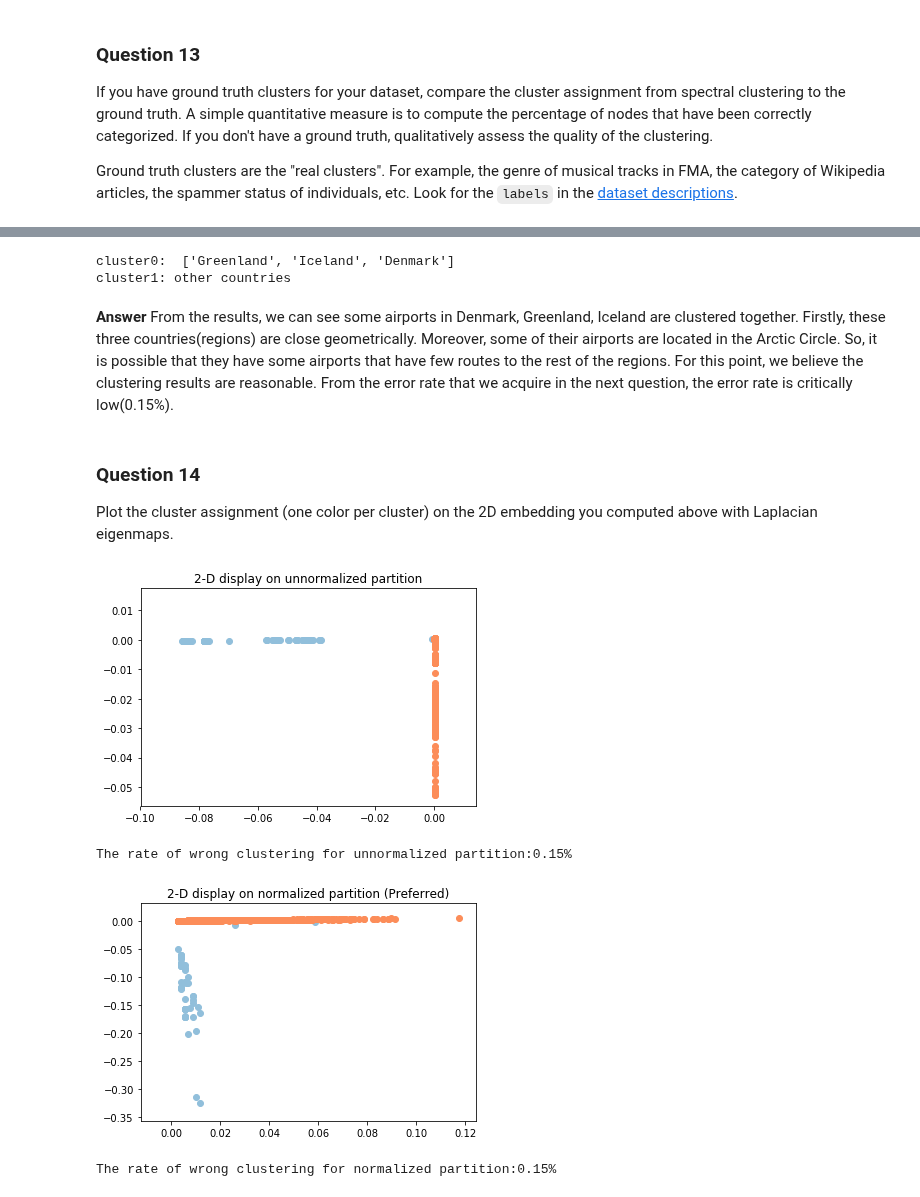
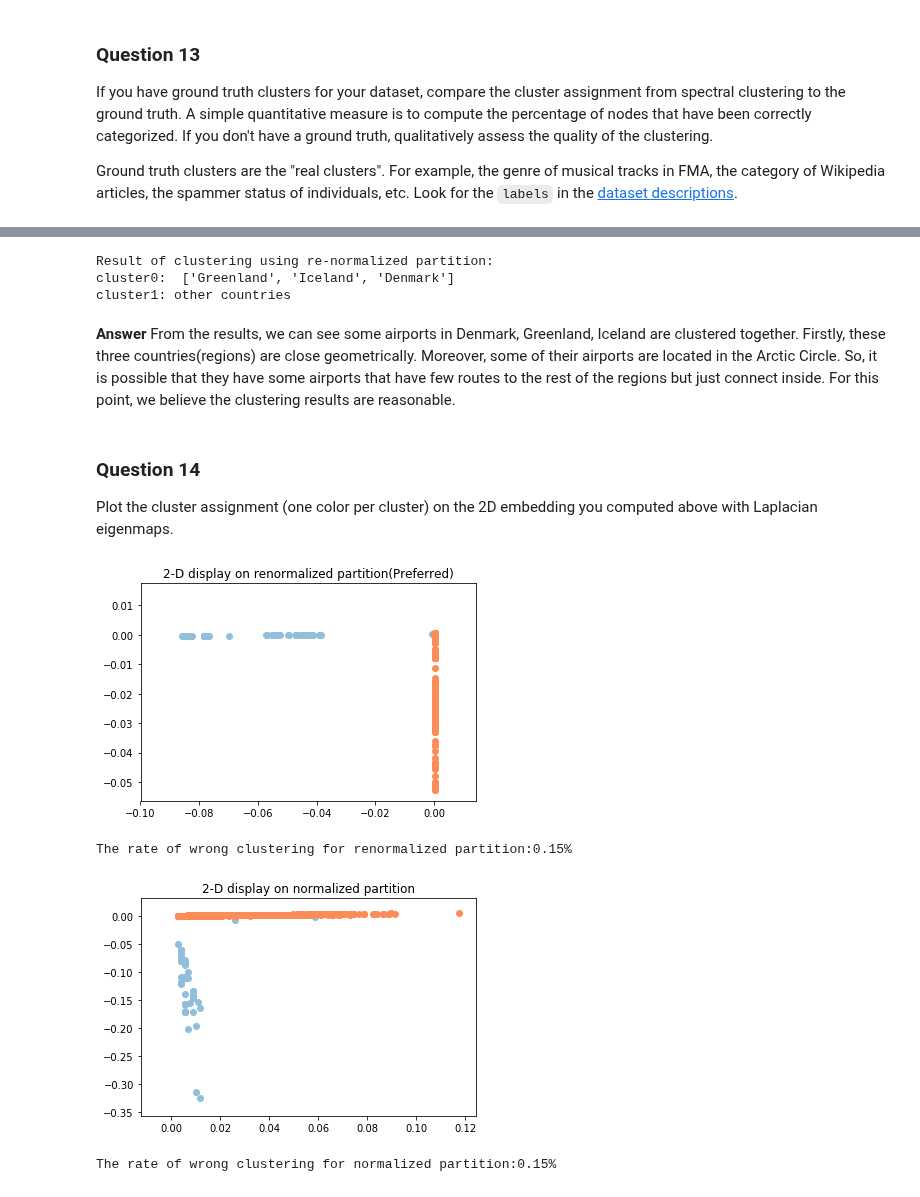
Before and after one commit to ownzonefeng/ntds_groupwork, a Jupyter notebook: Milestone3/3_spectral_graph_theory.ipynb, the cells around one changed output, grey strips where cells are left out. Saved outputs shown, nothing was run; the diff lists cells and outputs as text; code cells hidden in the pictures.

```diff
--- a/Milestone3/3_spectral_graph_theory.ipynb
+++ b/Milestone3/3_spectral_graph_theory.ipynb
@@ -509,13 +511,15 @@ for idx, j in enumerate(labels_unnorm_ordered):
     if country_name not in country_dict_unnorm[j]:
         country_dict_unnorm[j].append(country_name)
 # %%
+print('Result of clustering using re-normalized partition:')
 print('cluster0: ', country_dict_unnorm[0])
 print('cluster1: other countries')
 # %% [output]
+Result of clustering using re-normalized partition:
 cluster0:  ['Greenland', 'Iceland', 'Denmark']
 cluster1: other countries
 # %% [markdown]
-**Answer** From the results, we can see some airports in Denmark, Greenland, Iceland are clustered together. Firstly, these three countries(regions) are close geometrically. Moreover, some of their airports are located in the Arctic Circle. So, it is possible that they have some airports that have few routes to the rest of the regions. For this point, we believe the clustering results are reasonable. From the error rate that we acquire in the next question, the error rate is critically low(0.15%).
+**Answer** From the results, we can see some airports in Denmark, Greenland, Iceland are clustered together. Firstly, these three countries(regions) are close geometrically. Moreover, some of their airports are located in the Arctic Circle. So, it is possible that they have some airports that have few routes to the rest of the regions but just connect inside. For this point, we believe the clustering results are reasonable.
 # %% [markdown]
 ### Question 14
 
@@ -526,23 +530,23 @@ color = ['#91bfdb','#fc8d59']
 F_embedding = D_root_inv_cluster @ eigenvectors_cluster[:,1:3]
 # %%
 fig_c, ax_c = plt.subplots()
-ax_c.set_title('2-D display on unnormalized partition')
+ax_c.set_title('2-D display on renormalized partition(Preferred)')
 for i in range(k):
     ax_c.scatter(F_embedding[np.where(labels_renorm == i),0], F_embedding[np.where(labels_renorm == i),1], c = color[i])
 # %% [output]
-[figure, old version]
+[figure, new version]
 # %%
 error_rate_renorm = np.sum(F[np.where(labels_renorm == 0),1] > -0.025) / labels_norm.shape[0]
-print('The rate of wrong clustering for unnormalized partition:{:2.2%}'.format(error_rate_renorm))
+print('The rate of wrong clustering for renormalized partition:{:2.2%}'.format(error_rate_renorm))
 # %% [output]
-The rate of wrong clustering for unnormalized partition:0.15%
+The rate of wrong clustering for renormalized partition:0.15%
 # %%
 fig_c2, ax_c2 = plt.subplots()
-ax_c2.set_title('2-D display on normalized partition (Preferred)')
+ax_c2.set_title('2-D display on normalized partition')
 for i in range(k):
     ax_c2.scatter(eigenvectors_cluster[np.where(labels_norm == i),0], eigenvectors_cluster[np.where(labels_norm == i),1], c = color[i])
 # %% [output]
-[figure, old version]
+[figure, new version]
 # %%
 error_rate_norm = np.sum(eigenvectors_cluster[np.where(labels_norm == 0),1] > -0.025) / labels_norm.shape[0]
 print('The rate of wrong clustering for normalized partition:{:2.2%}'.format(error_rate_norm))
```
Also changed, not shown: parts of 9 cells of this notebook.
